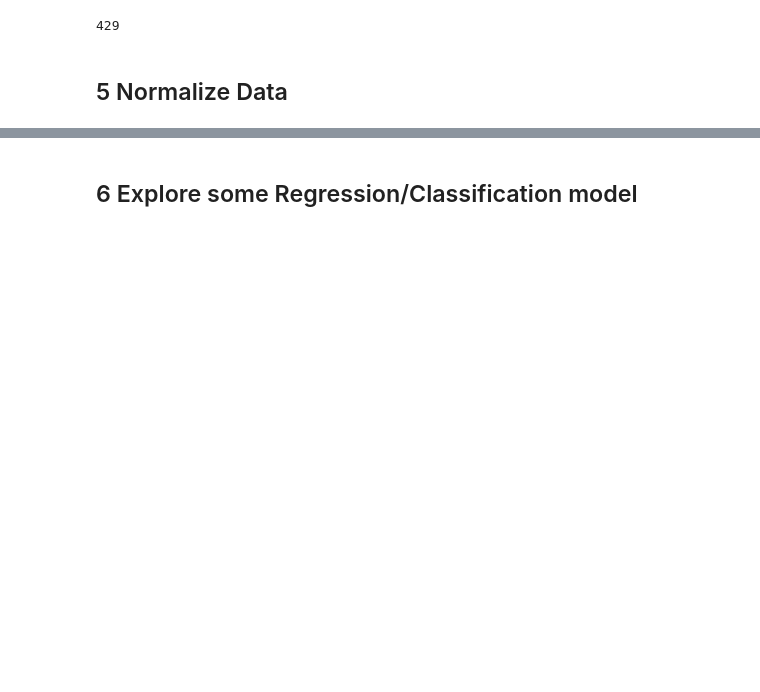
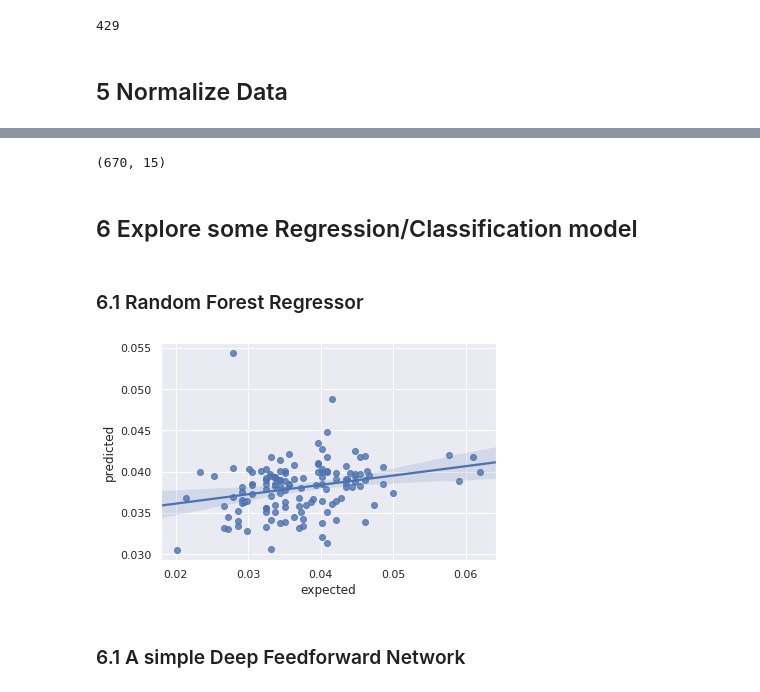
Before and after one commit to NLeSC/Dialect, a Jupyter notebook: workshop.ipynb, the cells around one changed output, grey strips where cells are left out. Drawn from its saved outputs; the diff is of its cells as text; code cells hidden in the pictures; blank space fills up the shorter version.

```diff
--- a/workshop.ipynb
+++ b/workshop.ipynb
@@ -151,4 +157,5 @@ arr = df_ml.to_numpy()
 # %%
 >>> from sklearn.preprocessing import Normalizer
-transformer = Normalizer()
-transformer.transform(arr)
+transformer_features = Normalizer()
+normalized_features = transformer_features.transform(all_data)
+normalized_target = target / np.sqrt(np.dot(target, target))
@@ -169,2 +164,40 @@ array([[0.17294386, 0.0106427 , 0.29001354, ..., 0.00266067, 0.35453134,
+# %%
+number_of_patients = all_data.shape[0]
+indices = np.arange(number_of_patients)
+frac_validation = 0.2
+size_valid = int(len(indices) * frac_validation)
+index_valid = np.random.choice(indices, size=size_valid, replace=False)
+index_train = np.setdiff1d(indices, index_valid, assume_unique=True)
+# %%
+print(normalized_features.shape)
+train_features = normalized_features[index_train]
+valid_features = normalized_features[index_valid]
+train_target =  normalized_target[index_train]
+valid_target =  normalized_target[index_valid]
+# %% [output]
+(670, 15)
 # %% [markdown]
 ## 6 Explore some Regression/Classification model
+# %%
+def create_scatter_plot(predicted: np.ndarray, expected: np.ndarray, workdir: str = ".") -> None:
+    """Plot the predicted vs the expected values."""
+    predicted = predicted.flatten()
+    expected = expected.flatten()
+    sns.set()
+
+    df = pd.DataFrame({'expected': expected, 'predicted': predicted})
+
+    sns.regplot(x='expected', y='predicted', data=df)
+# %% [markdown]
+### 6.1 Random Forest Regressor
+# %%
+from sklearn.ensemble import RandomForestRegressor
+sklearn_model = RandomForestRegressor(n_estimators=100)
+# Train data
+sklearn_model.fit(train_features, train_target)
+predicted = sklearn_model.predict(valid_features)
+create_scatter_plot(predicted, valid_target)
+# %% [output]
+[figure, added]
+# %% [markdown]
+### 6.1 A simple Deep Feedforward Network
```
Also changed, not shown: parts of 8 cells of this notebook.
